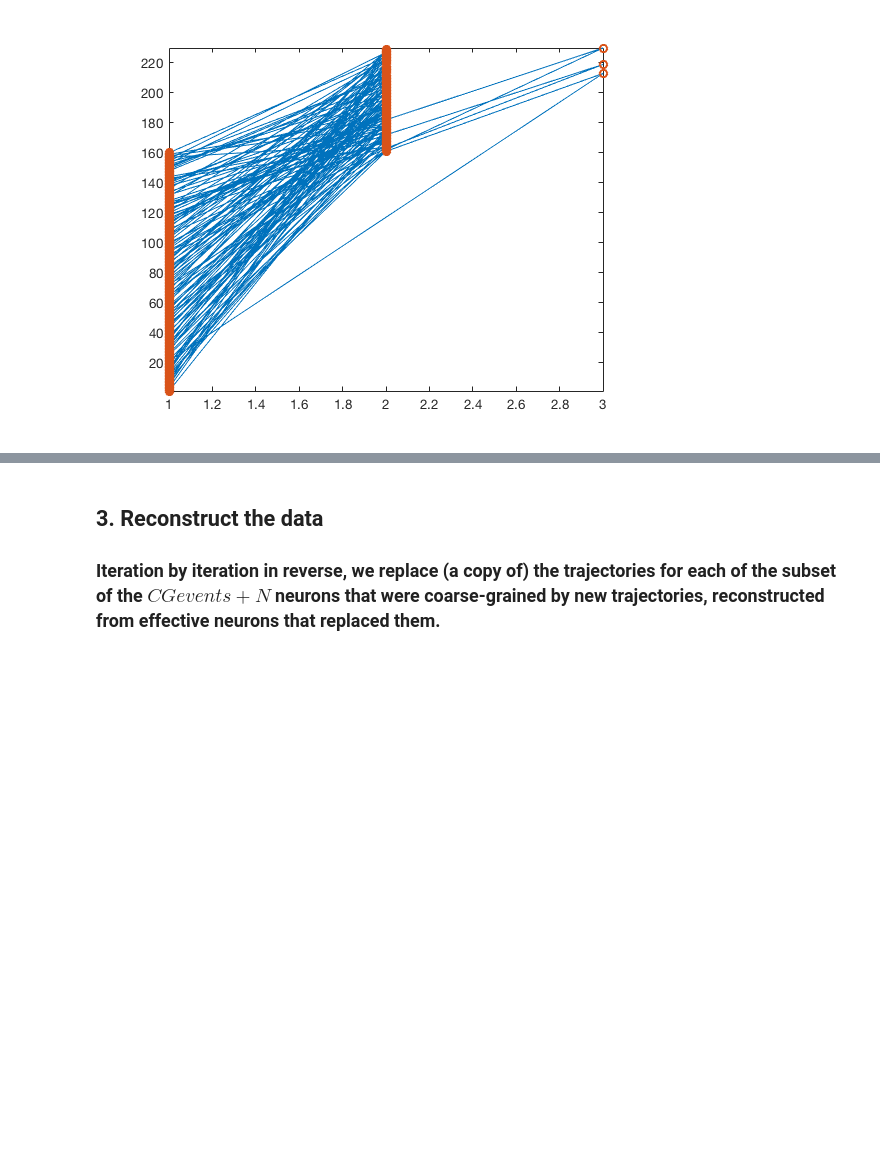
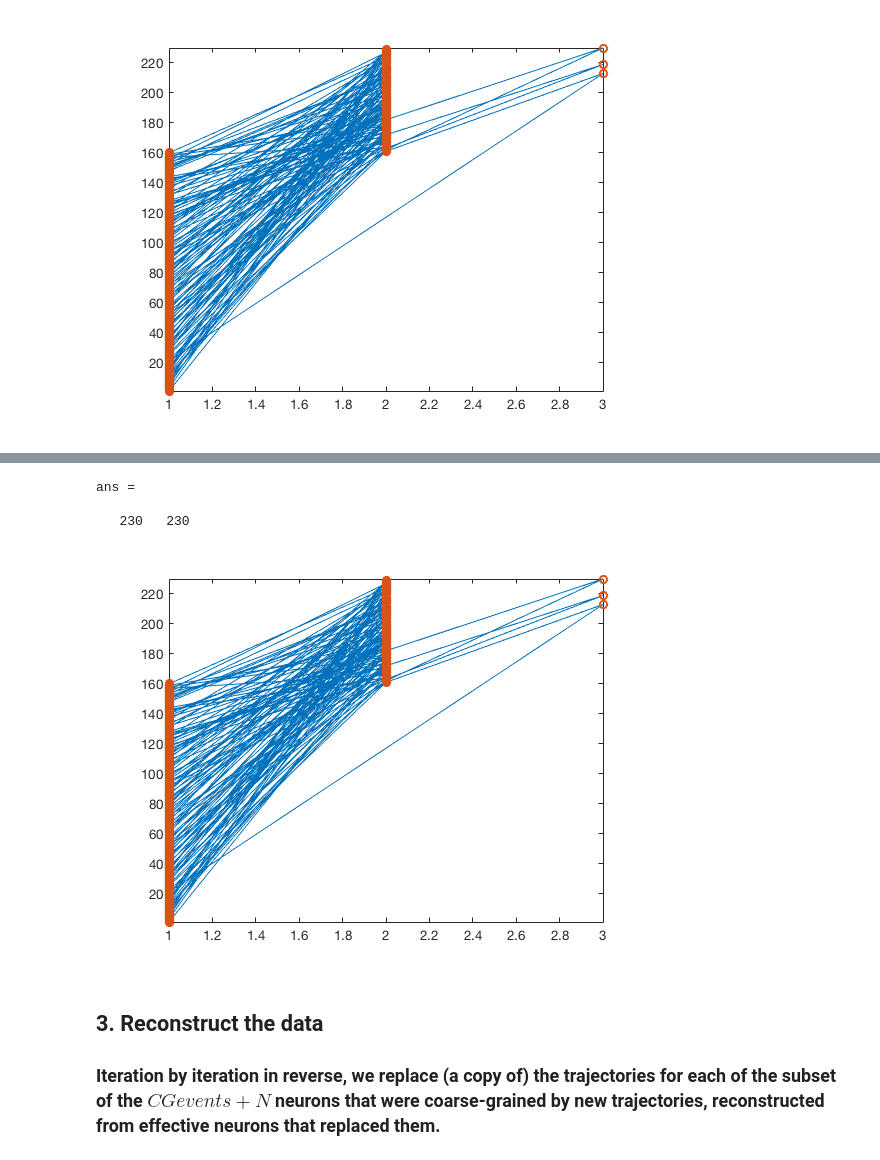
Before and after one commit to jlnatal/CGProj, a Jupyter notebook: CG_NB.ipynb, the cells around one changed output, grey strips where cells are left out. Saved outputs shown, nothing was run; the diff lists cells and outputs as text; code cells hidden in the pictures; blank space fills up the shorter version.

Commit message:
All work from today, cleared a bunch of testing mess though

```diff
--- a/CG_NB.ipynb
+++ b/CG_NB.ipynb
@@ -440,0 +433,6 @@ ans =
+# %%
+sum(pos0==pos)
+# %% [output]
+ans =
+
+   230   230
@@ -440,0 +441,20 @@ ans =
+# %%
+clear J
+clear pos
+J=zeros(160+CGevents);
+
+stopat=70;
+for k=1:stopat
+    J(cell2mat(eliminated(k)),160+k)=1;
+    J(160+k,cell2mat(eliminated(k)))=1;
+end
+
+pos=[[ones(1,160)' [1:160]']; [2*ones(1,length(161:212))' [161:212]']; [3*ones(1,1)' [213]']; [2*ones(1,length(214:218))' [214:218]']; [3*ones(1,1)' [219]']; [2*ones(1,length(220:229))' [220:229]']; [3*ones(1,1)' [230]']; ];
+gplot(J,pos)
+hold on
+scatter(pos(:,1),pos(:,2))
+ylim([1 230])
+%refline(0,213)
+%refline(0,160)
+# %% [output]
+[figure, added]
```
Also changed, not shown: parts of 31 cells of this notebook.
